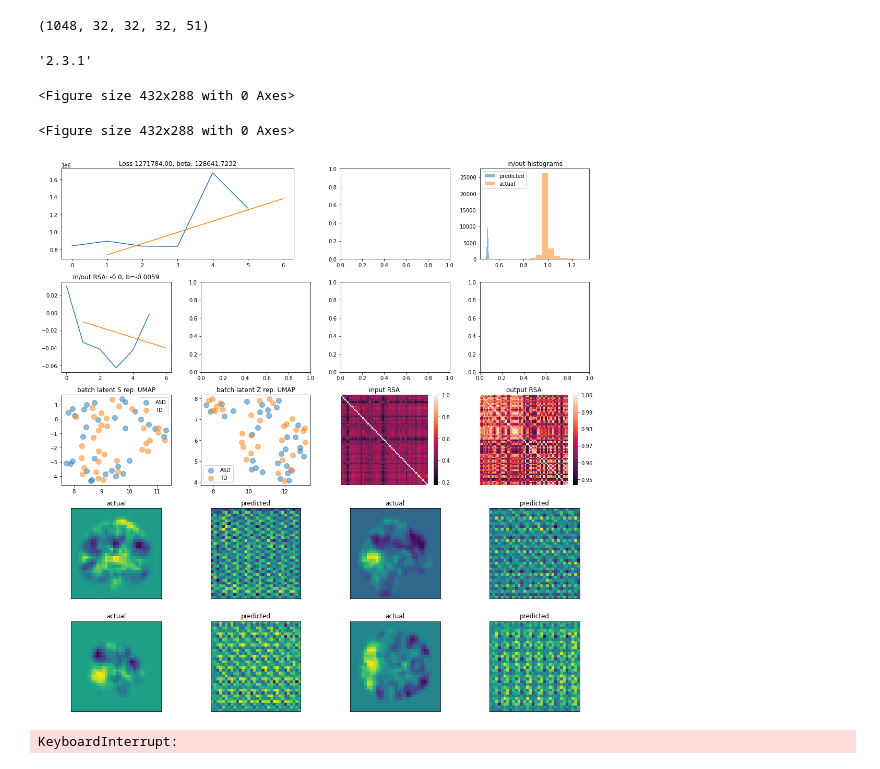
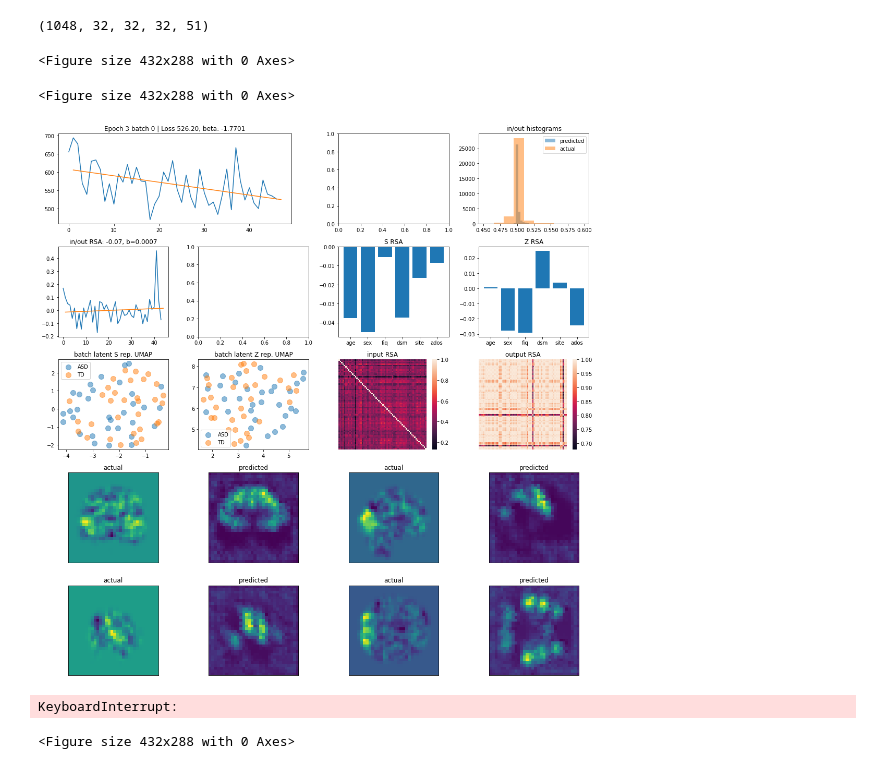
Before and after one commit to Aglinskas/BC-fMRI-AE, a Jupyter notebook: Notebooks/01-train-CVAE.ipynb, the cells around one changed output. Saved outputs shown, nothing was run; the diff lists cells and outputs as text; code cells hidden in the pictures.

```diff
--- a/Notebooks/01-train-CVAE.ipynb
+++ b/Notebooks/01-train-CVAE.ipynb
@@ -19 +35,11 @@ NVIDIA-SMI has failed because it couldn't communicate with the NVIDIA driver. Ma
+# %%
+import os
+from datetime import datetime; now = datetime.now
+
+analysis_name = 'CVAE_'+str(now())
+save_dir = os.path.join('../Assets/tf_weights',analysis_name)
+if not os.path.exists(save_dir):
+    os.mkdir(save_dir)
+
+print(analysis_name)
 # %%
@@ -205,7 +160,3 @@ controls = df['DX_GROUP'].values==2
 loss = list()
 c_sim = list()
 all_rsas = list()
-# %%
-tf.__version__
-# %% [output]
-'2.3.1'
@@ -435,18 +163,39 @@ def cvae_dashboard(i,cvae,z_encoder,s_encoder,loss,all_rsas,c_sim,df,patient_bat
 # %%
 data_loader = cvae_data_loader(data_dir=data_dir, df=df, batch_size=32)
 # %%
-for epoch in range(5):
-    for i in tqdm(range(10000),position=0, leave=True):
-        #patient_batch = data[patients,:,:,:,:][np.random.randint(low=0,high=patients.sum(),size=batch_size),:,:,:,:]
-        #control_batch = data[controls,:,:,:,:][np.random.randint(low=0,high=controls.sum(),size=batch_size),:,:,:,:]
-        patient_batch,control_batch,batch_df = data_loader.get_batch()
-        hist = cvae.train_on_batch([patient_batch,control_batch])
-        assert not np.isnan(hist),'loss is NaN - you f**cked up'
-        loss.append(hist)
+import make_models;reload(make_models);from make_models import *
+import helper_funcs;reload(helper_funcs);from helper_funcs import *
 
-        c_sim,all_rsas = cvae_dashboard(i,cvae,z_encoder,s_encoder,loss,all_rsas,c_sim,df,patient_batch,control_batch,red='UMAP')
+for epoch in tqdm(range(100),position=0, leave=True):
+    for i in tqdm(range(data_loader.n_batches),position=1, leave=False):
+
+        patient_batch,control_batch,batch_df = data_loader.get_batch() # Get a batch
+        hist = cvae.train_on_batch([patient_batch,control_batch]) # pass a batch
+        assert not np.isnan(hist),'loss is NaN - you f**cked up'  # check nothing crashed
+        loss.append(hist) # keep track of loss
+
+        cvae.save_weights(os.path.join(save_dir,'cvae_weights')) # SAVE WEIGHTS
+        np.save(os.path.join(save_dir,'cvae_loss.npy'),np.array(loss)) # Save loss
+
+        if np.mod(i,10)==0:
+            batch_rsas = get_batch_rsas(data_dir,df,z_encoder,s_encoder,batch_size=(df['DX_GROUP'].values==1).sum())
+
+        c_sim,all_rsas = cvae_dashboard(data_loader.epoch,
+                                        data_loader.b,
+                                        i,
+                                        cvae,z_encoder,
+                                        s_encoder,
+                                        loss,
+                                        all_rsas,
+                                        c_sim,
+                                        df,
+                                        patient_batch,
+                                        control_batch,
+                                        batch_rsas,
+                                        red='UMAP') # plot training progress
 # %% [output]
 <Figure size 432x288 with 0 Axes>
 <Figure size 432x288 with 0 Axes>
-[figure, old version]
+[figure, new version]
 KeyboardInterrupt:
+<Figure size 432x288 with 0 Axes>
```
Also changed, not shown: parts of 23 cells of this notebook, 4 other files.
